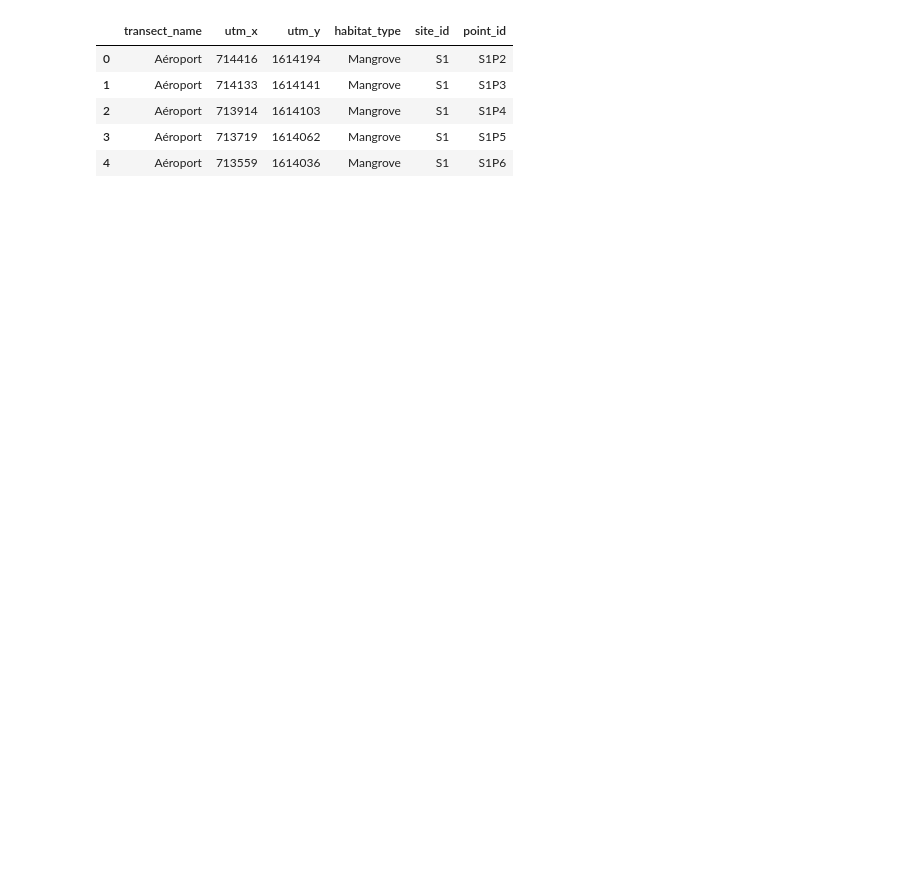
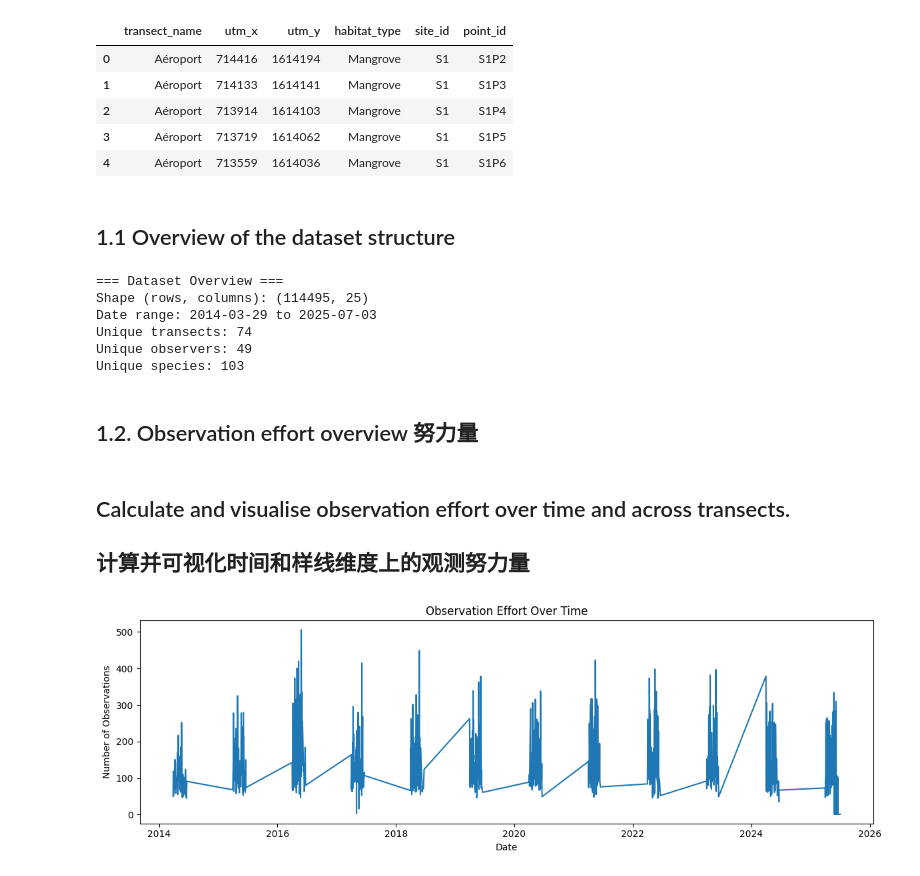
Before and after one commit to fonction-positive/AS_Projet_Birds, a Jupyter notebook: projet_bird/bird.ipynb, the cells around one changed output. Cells and saved outputs as stored; diff of their text form; code cells hidden in the pictures; blank space fills up the shorter version.

Commit message:
Dataset Familiarisation and Descriptive Analysis

```diff
--- a/projet_bird/bird.ipynb
+++ b/projet_bird/bird.ipynb
@@ -115,3 +115,63 @@ site_data.head()
 | 2 | Aéroport | 713914 | 1614103 | Mangrove | S1 | S1P4 |
 | 3 | Aéroport | 713719 | 1614062 | Mangrove | S1 | S1P5 |
 | 4 | Aéroport | 713559 | 1614036 | Mangrove | S1 | S1P6 |
+# %% [markdown]
+## 1.1 Overview of the dataset structure
+# %%
+import pandas as pd
+import matplotlib.pyplot as plt
+import seaborn as sns
+
+# ========== 1. Load and inspect dataset ==========
+# 读取观测数据
+# obs_data = pd.read_excel(
+#     file_path,
+#     sheet_name='NOM FRANÇAIS',
+#     header=2,
+#     names=column_names,
+#     index_col=None
+# ).dropna(axis=1, how='all')  # 删除空白列
+
+# 打印基本结构信息（表格维度、列名等）
+print("=== Dataset Overview ===")
+print(f"Shape (rows, columns): {obs_data.shape}")
+# print(f"Columns: {list(obs_data.columns)}")
+
+# 检查时间范围
+obs_data['date'] = pd.to_datetime(obs_data['date'], errors='coerce')
+time_min, time_max = obs_data['date'].min(), obs_data['date'].max()
+print(f"Date range: {time_min.date()} to {time_max.date()}")
+
+# 唯一标识符统计（样线、观察者、物种）
+unique_transects = obs_data['Nom_transect'].nunique()
+unique_observers = obs_data['Nom_observateur'].nunique()
+unique_species = obs_data['ESPECE'].nunique()
+print(f"Unique transects: {unique_transects}")
+print(f"Unique observers: {unique_observers}")
+print(f"Unique species: {unique_species}")
+# %% [output]
+=== Dataset Overview ===
+Shape (rows, columns): (114495, 25)
+Date range: 2014-03-29 to 2025-07-03
+Unique transects: 74
+Unique observers: 49
+Unique species: 103
+# %% [markdown]
+## 1.2. Observation effort overview 努力量
+# %% [markdown]
+## Calculate and visualise observation effort over time and across transects.
+## 计算并可视化时间和样线维度上的观测努力量
+# %%
+# 2.1 Effort over time (number of observations per day)
+# 时间维度上的努力量（每日观测记录数）
+effort_by_date = obs_data.groupby('date').size().reset_index(name='n_observations')
+
+plt.figure(figsize=(12, 4))
+sns.lineplot(data=effort_by_date, x='date', y='n_observations')
+plt.title("Observation Effort Over Time")
+plt.xlabel("Date")
+plt.ylabel("Number of Observations")
+plt.tight_layout()
+plt.show()
+# %% [output]
+[figure, added]
```
Also changed, not shown: parts of 13 cells of this notebook.
